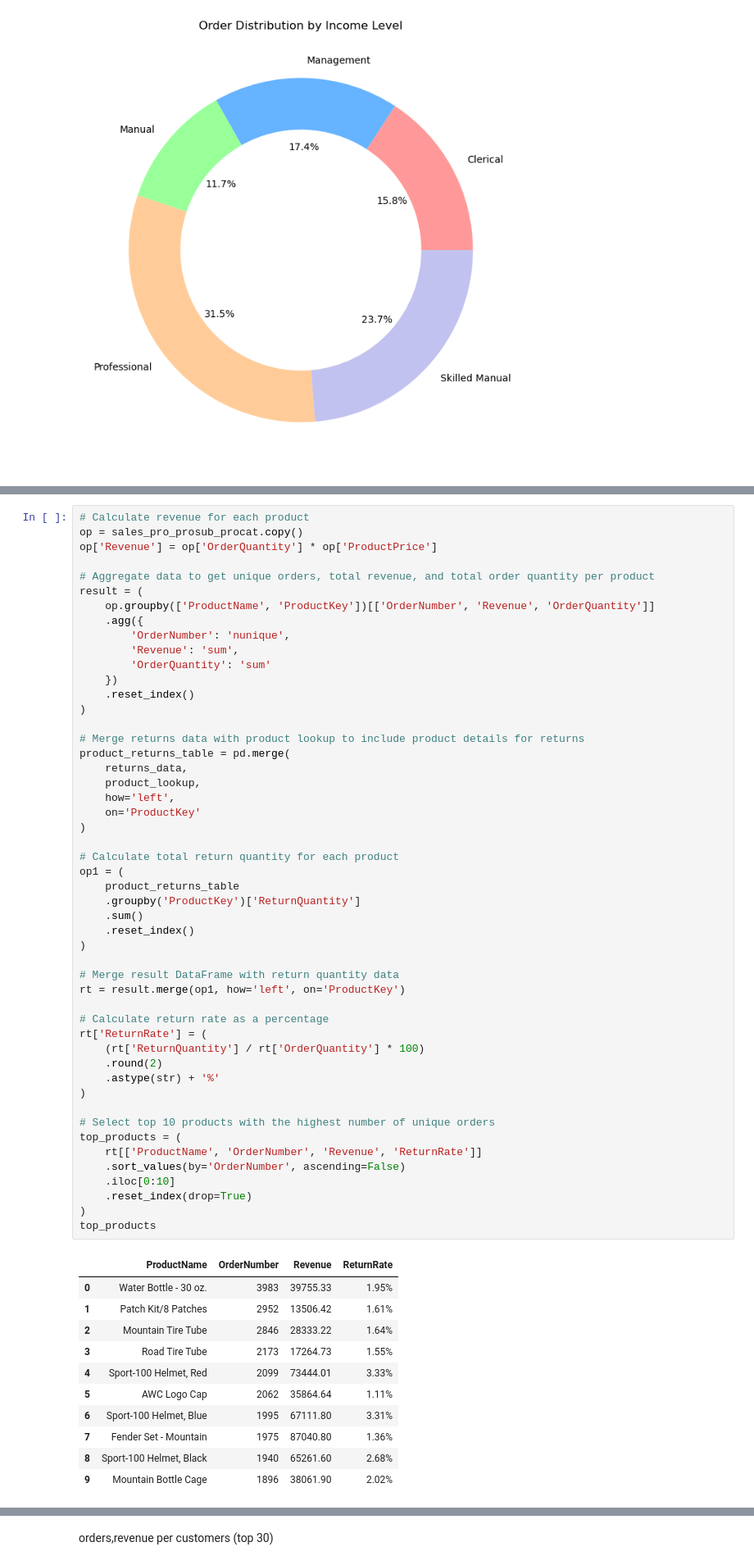
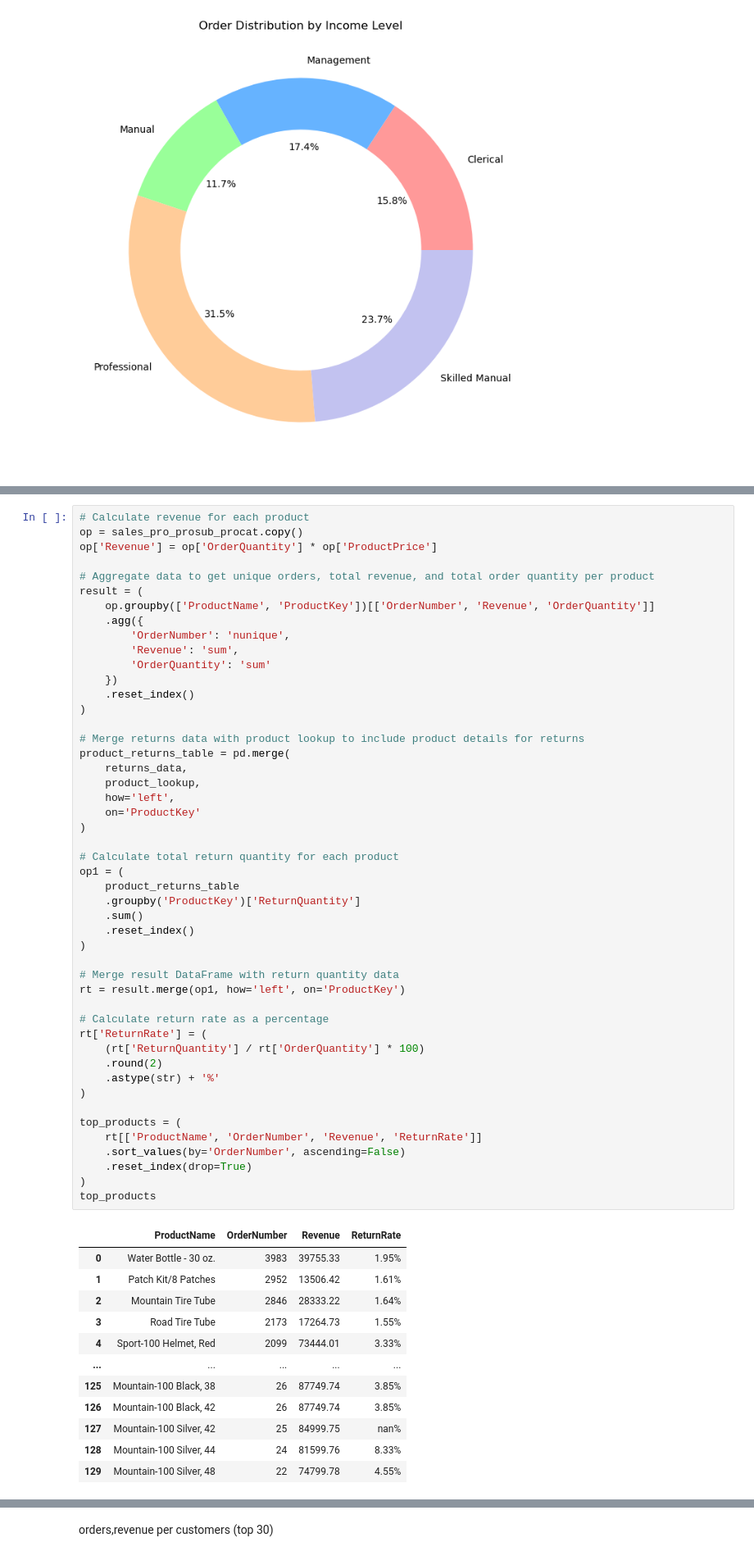
Before and after one commit to Anandhuvimalan/AdventureWorks-Analytics-with-Python-PostgreSQL-and-Power-BI, a Jupyter notebook: python/AdventureWorks.ipynb, the cells around one changed output, grey strips where cells are left out. Shown at 82% size. Drawn from its saved outputs; the diff is of its cells as text.

Commit message:
product details

```diff
--- a/python/AdventureWorks.ipynb
+++ b/python/AdventureWorks.ipynb
@@ -680,37 +680,36 @@ product_returns_table = pd.merge(
 op1 = (
     product_returns_table
     .groupby('ProductKey')['ReturnQuantity']
     .sum()
     .reset_index()
 )
 
 # Merge result DataFrame with return quantity data
 rt = result.merge(op1, how='left', on='ProductKey')
 
 # Calculate return rate as a percentage
 rt['ReturnRate'] = (
     (rt['ReturnQuantity'] / rt['OrderQuantity'] * 100)
     .round(2)
     .astype(str) + '%'
 )
 
-# Select top 10 products with the highest number of unique orders
 top_products = (
     rt[['ProductName', 'OrderNumber', 'Revenue', 'ReturnRate']]
     .sort_values(by='OrderNumber', ascending=False)
-    .iloc[0:10]
     .reset_index(drop=True)
 )
 top_products
 # %% [output]
 |  | ProductName | OrderNumber | Revenue | ReturnRate |
 | 0 | Water Bottle - 30 oz. | 3983 | 39755.33 | 1.95% |
 | 1 | Patch Kit/8 Patches | 2952 | 13506.42 | 1.61% |
 | 2 | Mountain Tire Tube | 2846 | 28333.22 | 1.64% |
 | 3 | Road Tire Tube | 2173 | 17264.73 | 1.55% |
 | 4 | Sport-100 Helmet, Red | 2099 | 73444.01 | 3.33% |
-| 5 | AWC Logo Cap | 2062 | 35864.64 | 1.11% |
-| 6 | Sport-100 Helmet, Blue | 1995 | 67111.80 | 3.31% |
-| 7 | Fender Set - Mountain | 1975 | 87040.80 | 1.36% |
-| 8 | Sport-100 Helmet, Black | 1940 | 65261.60 | 2.68% |
-| 9 | Mountain Bottle Cage | 1896 | 38061.90 | 2.02% |
+| ... | ... | ... | ... | ... |
+| 125 | Mountain-100 Black, 38 | 26 | 87749.74 | 3.85% |
+| 126 | Mountain-100 Black, 42 | 26 | 87749.74 | 3.85% |
+| 127 | Mountain-100 Silver, 42 | 25 | 84999.75 | nan% |
+| 128 | Mountain-100 Silver, 44 | 24 | 81599.76 | 8.33% |
+| 129 | Mountain-100 Silver, 48 | 22 | 74799.78 | 4.55% |
```
Also changed, not shown: parts of 13 cells of this notebook.
